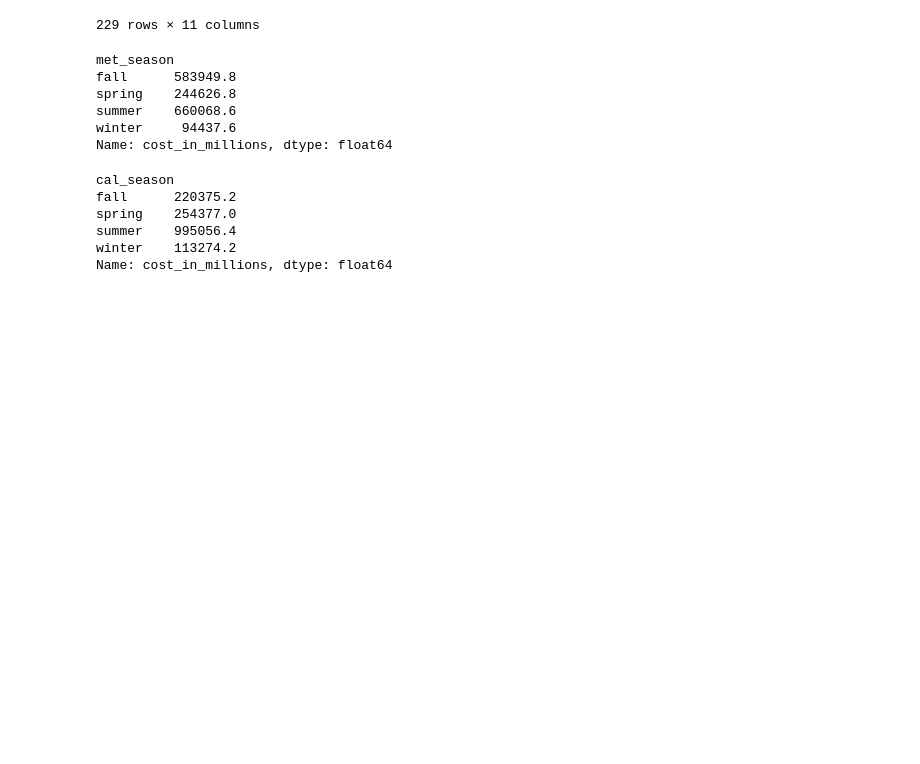
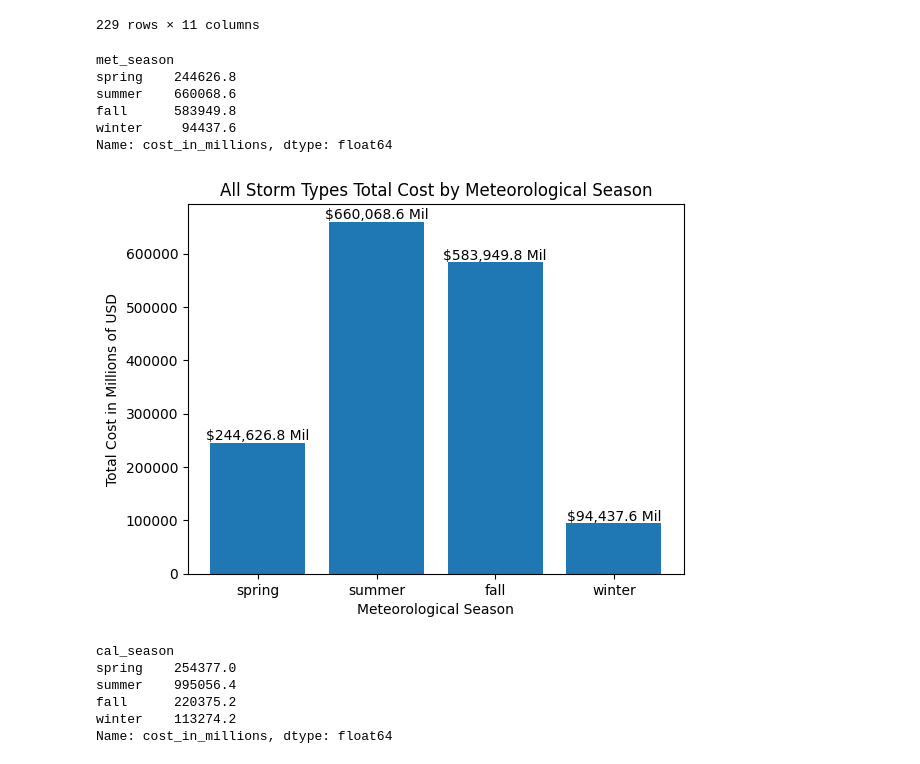
Before and after one commit to ryanlonergan/miniprojects, a Jupyter notebook: storm_damage_viz/storm_damage.ipynb, the cells around one changed output. Saved outputs shown, nothing was run; the diff lists cells and outputs as text; code cells hidden in the pictures; blank space fills up the shorter version.

```diff
--- a/storm_damage_viz/storm_damage.ipynb
+++ b/storm_damage_viz/storm_damage.ipynb
@@ -306,21 +306,42 @@ all_storms_df
 229 rows × 11 columns
 # %%
 all_met_group = all_storms_df.groupby('met_season')['cost_in_millions'].sum()
-print(all_met_group)
+all_met_group_sorted = all_met_group.loc[season_order]
+print(all_met_group_sorted)
 # %% [output]
 met_season
-fall      583949.8
 spring    244626.8
 summer    660068.6
+fall      583949.8
 winter     94437.6
 Name: cost_in_millions, dtype: float64
+# %%
+bars = plt.bar(all_met_group_sorted.index, all_met_group_sorted.values)
+
+# Annotate the bars with their values
+for bar in bars:
+    height = bar.get_height()
+    plt.annotate(f'${height:,} Mil',
+                 xy=(bar.get_x() + bar.get_width() / 2, height),
+                 xytext=(0, 0),  # change y for vertical offset
+                 textcoords="offset points",
+                 ha='center', va='bottom')
+
+plt.title('All Storm Types Total Cost by Meteorological Season')
+plt.xlabel('Meteorological Season')
+plt.ylabel('Total Cost in Millions of USD')
+plt.xticks(rotation=0)
+plt.show()
+# %% [output]
+[figure, added]
 # %%
 all_cal_group = all_storms_df.groupby('cal_season')['cost_in_millions'].sum()
-print(all_cal_group)
+all_cal_group_sorted = all_cal_group.loc[season_order]
+print(all_cal_group_sorted)
 # %% [output]
 cal_season
-fall      220375.2
 spring    254377.0
 summer    995056.4
+fall      220375.2
 winter    113274.2
 Name: cost_in_millions, dtype: float64
```
Also changed, not shown: parts of 3 cells of this notebook.
